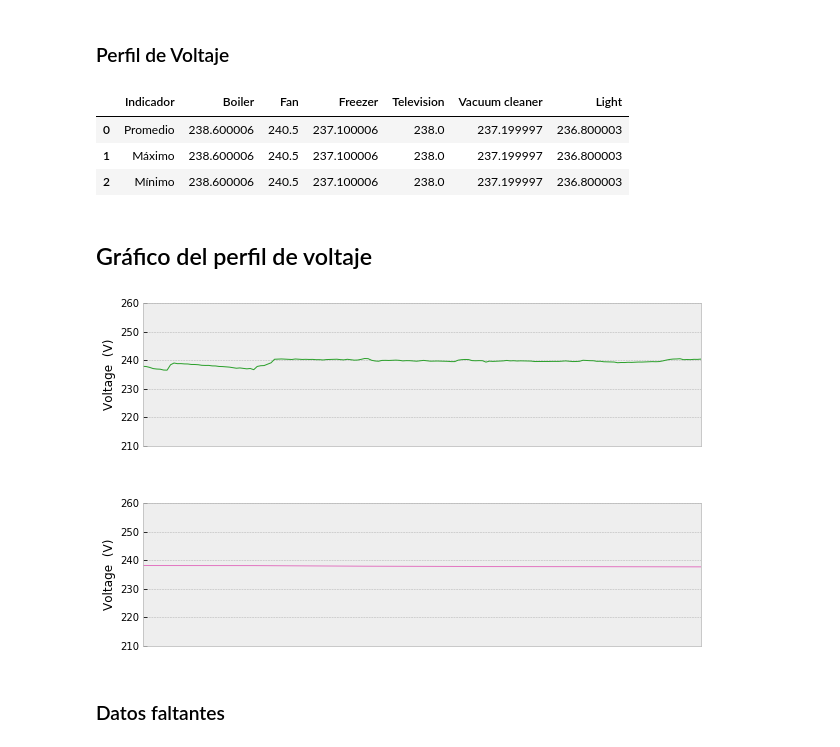
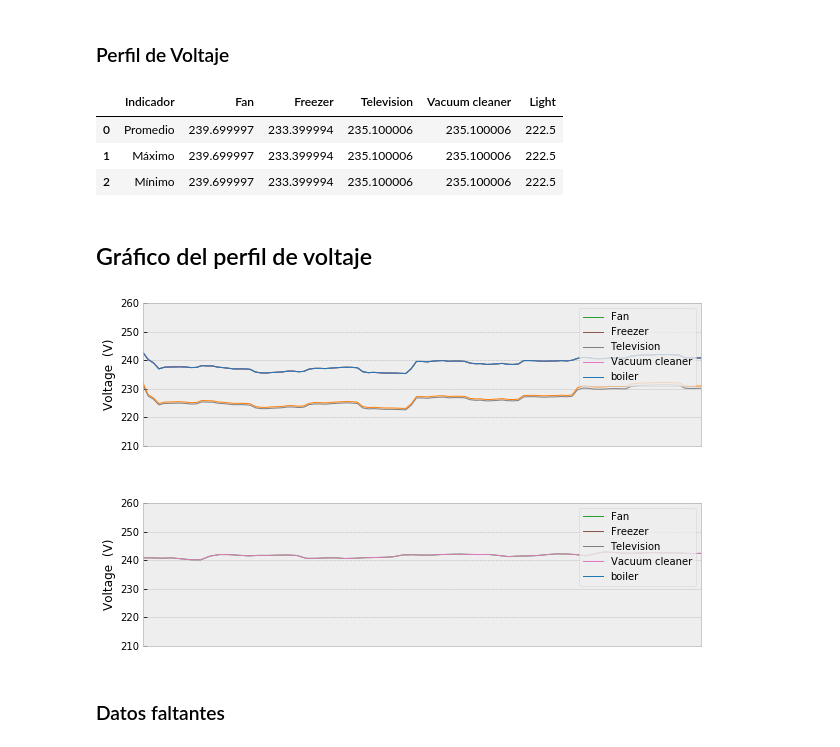
Before and after one commit to crn565/ozm_v2, a Jupyter notebook: 3.- ANALISIS Y ESTADISTICAS.ipynb, the cells around one changed output. Cells and saved outputs as stored; diff of their text form; code cells hidden in the pictures.

```diff
--- a/3.- ANALISIS Y ESTADISTICAS.ipynb
+++ b/3.- ANALISIS Y ESTADISTICAS.ipynb
@@ -26,8 +26,8 @@ deps = DataSet('dsual.h5')
 elec=deps.buildings[1].elec # Todos los medidores
 
 print (elec)
-labels = pd.DataFrame({'Instances': list(range(1,8)),
-                       'Meters': ['Main', 'Boiler', 'Fan', 'Freezer', 'Television','Vacuum cleaner', 'light']})
+labels = pd.DataFrame({'Instances': list(range(1,7)),
+                       'Meters': ['Main', 'Fan', 'Freezer', 'Television','Vacuum cleaner', 'boiler']})
 Meters={}
 for x in range(len(labels)): Meters[elec[x+1]]=labels['Meters'][x]
 
@@ -35,7 +35,7 @@ print(Meters)
 
 
 #etiquetas eje x en algunos graficos
-days = ['2021-11-10 18:08:00+01:00',  '2021-11-12 10:31:00+01:00' ]
+days = ['2022-02-02 10:16:00+01:00',  '2021-02-02 12:58:00+01:00' ]
 
 colors_1 = ['tab:red','tab:brown','tab:gray','tab:pink','tab:blue','tab:orange','tab:green']
 colors_2 = [colors_1[0]]+colors_1[4:]
@@ -138,24 +138,22 @@ V3=next(elec[3].load())['voltage']
 V4=next(elec[4].load())['voltage']
 V5=next(elec[5].load())['voltage']
 V6=next(elec[6].load())['voltage']
-V7=next(elec[7].load())['voltage']
 # %%
 d = {'Indicador': ['Promedio', 'Máximo', 'Mínimo'],
-     'Boiler':    [round(V2.mean(),1), round(V2.mean(),1), round(V2.mean(),1)], #Voltaje boiler
-     'Fan':    [round(V3.max(),1),  round(V3.max(),1),  round(V3.max(),1)],  #Voltaje fan
-     'Freezer':    [round(V4.min(),1),  round(V4.min(),1),  round(V4.min(),1)],  #Voltaje freezer
-     'Television':    [round(V5.min(),1),  round(V5.min(),1),  round(V5.min(),1)],  #Voltaje tv
-     'Vacuum cleaner':    [round(V6.min(),1),  round(V6.min(),1),  round(V6.min(),1)],  #Voltaje freezer
-     'Light':    [round(V7.min(),1),  round(V7.min(),1),  round(V7.min(),1)]}  #Voltaje freezer
+     'Fan':    [round(V2.mean(),1), round(V2.mean(),1), round(V2.mean(),1)], #Voltaje fan
+     'Freezer':    [round(V3.max(),1),  round(V3.max(),1),  round(V3.max(),1)],  #Voltaje frezer
+     'Television':    [round(V4.min(),1),  round(V4.min(),1),  round(V4.min(),1)],  #Voltaje tv
+     'Vacuum cleaner':    [round(V5.min(),1),  round(V5.min(),1),  round(V5.min(),1)],  #Voltaje freezer
+     'Light':    [round(V6.min(),1),  round(V6.min(),1),  round(V6.min(),1)]}  #Voltaje freezer
 
 
 
 pd.DataFrame(d)
 # %% [output]
-|  | Indicador | Boiler | Fan | Freezer | Television | Vacuum cleaner | Light |
-| 0 | Promedio | 238.600006 | 240.5 | 237.100006 | 238.0 | 237.199997 | 236.800003 |
-| 1 | Máximo | 238.600006 | 240.5 | 237.100006 | 238.0 | 237.199997 | 236.800003 |
-| 2 | Mínimo | 238.600006 | 240.5 | 237.100006 | 238.0 | 237.199997 | 236.800003 |
+|  | Indicador | Fan | Freezer | Television | Vacuum cleaner | Light |
+| 0 | Promedio | 239.699997 | 233.399994 | 235.100006 | 235.100006 | 222.5 |
+| 1 | Máximo | 239.699997 | 233.399994 | 235.100006 | 235.100006 | 222.5 |
+| 2 | Mínimo | 239.699997 | 233.399994 | 235.100006 | 235.100006 | 222.5 |
 # %% [markdown]
 ## Gráfico del perfil de voltaje
 # %%
@@ -168,57 +166,56 @@ V3=next(elec[3].load(sample_period=60))['voltage']
 V4=next(elec[4].load(sample_period=60))['voltage']
 V5=next(elec[5].load(sample_period=60))['voltage']
 V6=next(elec[6].load(sample_period=60))['voltage']
-V7=next(elec[7].load(sample_period=60))['voltage']
+
 
 
 fig, (ax1, ax2) = plt.subplots(2, 1, gridspec_kw={'hspace': 0.4})
 
-#ta = '2021-11-11 17:41:00+01:00' #18:00
-ta = '2021-11-10 18:08:00+01:00' #18:00
-tb = '2021-11-10 20:49:00+01:00'  #18:31
+ta = '2022-02-02 10:16:00+01:00'
+tb = '2022-02-02 12:00:00+01:00'
 
 V1[ta:tb].plot(ax=ax1, c='tab:green', lw=1)
-#V2[ta:tb].plot(ax=ax1, c='tab:brown', lw=1)
-#V3[ta:tb].plot(ax=ax1, c='tab:gray', lw=1)
-#V4[ta:tb].plot(ax=ax1, c='tab:pink', lw=1)
-#V5[ta:tb].plot(ax=ax1, c='tab:blue', lw=1)
-#V6[ta:tb].plot(ax=ax1, c='tab:orange', lw=1)
+V2[ta:tb].plot(ax=ax1, c='tab:brown', lw=1)
+V3[ta:tb].plot(ax=ax1, c='tab:gray', lw=1)
+V4[ta:tb].plot(ax=ax1, c='tab:pink', lw=1)
+V5[ta:tb].plot(ax=ax1, c='tab:blue', lw=1)
+V6[ta:tb].plot(ax=ax1, c='tab:orange', lw=1)
 #V7[ta:tb].plot(ax=ax1, c='tab:green', lw=1)
 
 
+tc = '2022-02-02 12:00:00+01:00'
+td = '2022-02-02 12:58:00+01:00'
 
-tc = '2021-11-11 17:41:00+01:00' #18:00
-td = '2021-11-12 10:31:00+01:00'  #18:31
-#V1[tc:td].plot(ax=ax2, c='tab:green', lw=1)
-#V2[td:td].plot(ax=ax2, c='tab:brown', lw=1)
-#V3[td:td].plot(ax=ax2, c='tab:gray', lw=1)
+V1[tc:td].plot(ax=ax2, c='tab:green', lw=1)
+V2[td:td].plot(ax=ax2, c='tab:brown', lw=1)
+V3[td:td].plot(ax=ax2, c='tab:gray', lw=1)
 V4[tc:td].plot(ax=ax2, c='tab:pink', lw=1)
-#V5[td:td].plot(ax=ax2, c='tab:blue', lw=1)
-#V6[td:td].plot(ax=ax2, c='tab:orange', lw=1)
+V5[td:td].plot(ax=ax2, c='tab:blue', lw=1)
+V6[td:td].plot(ax=ax2, c='tab:orange', lw=1)
 #V7[td:td].plot(ax=ax2, c='tab:green', lw=1)
 
 
 
-#ax1.legend(list(Meters.values())[1:8], loc='upper right')
-#ax2.legend(list(Meters.values())[1:8], loc='upper right')
+ax1.legend(list(Meters.values())[1:8], loc='upper right')
+ax2.legend(list(Meters.values())[1:8], loc='upper right')
 
 ax1.set(ylim=(210,260))
 ax2.set(ylim=(210,260))
 
 ax1.set(ylabel='Voltage  (V)')
 ax2.set(ylabel='Voltage  (V)')
 
 
 ax1.set(xticks=days[1:])
 ax2.set(xticks=days[2:])
 
 
 #guarda gráfico
-plt.savefig('./data/images/paso2/2.8_voltage_profile.svg', bbox_inches='tight', transparent=True)
+plt.savefig('./data/images/2.8_voltage_profile.svg', bbox_inches='tight', transparent=True)
 plt.show()
 pass
 # %% [output]
-[figure, old version]
+[figure, new version]
 # %% [markdown]
 ### Datos faltantes
 # %% [markdown]
```
Also changed, not shown: parts of 13 cells of this notebook, 6 other files.
